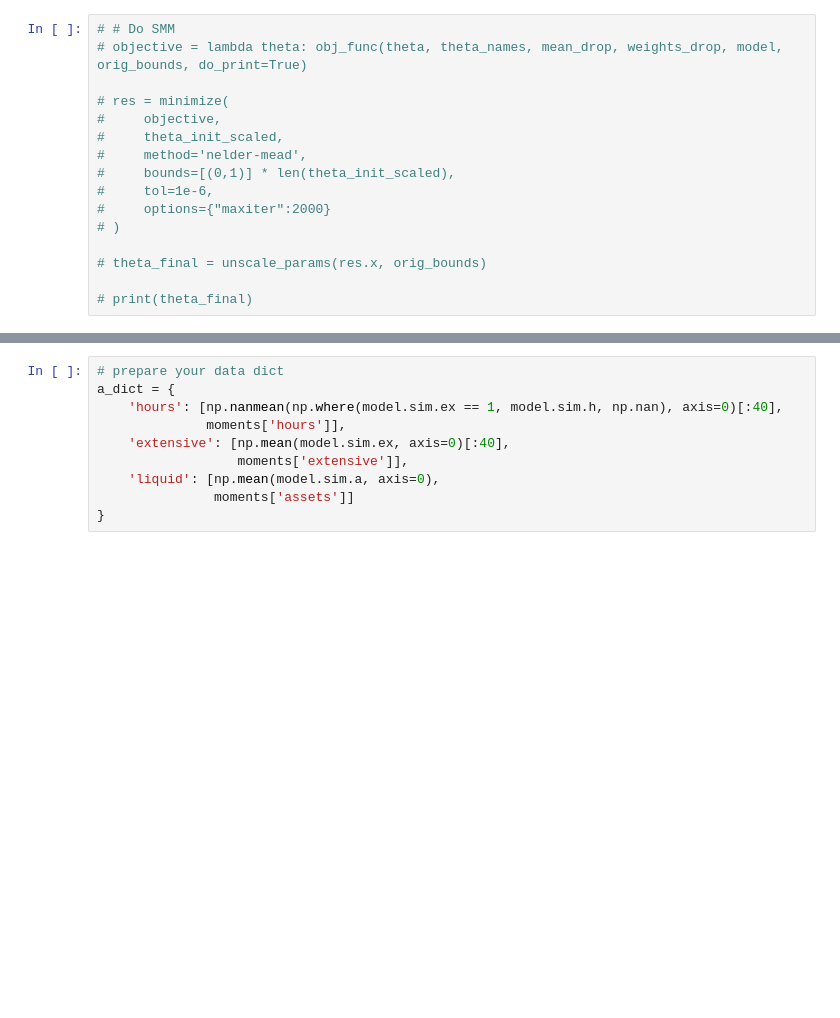
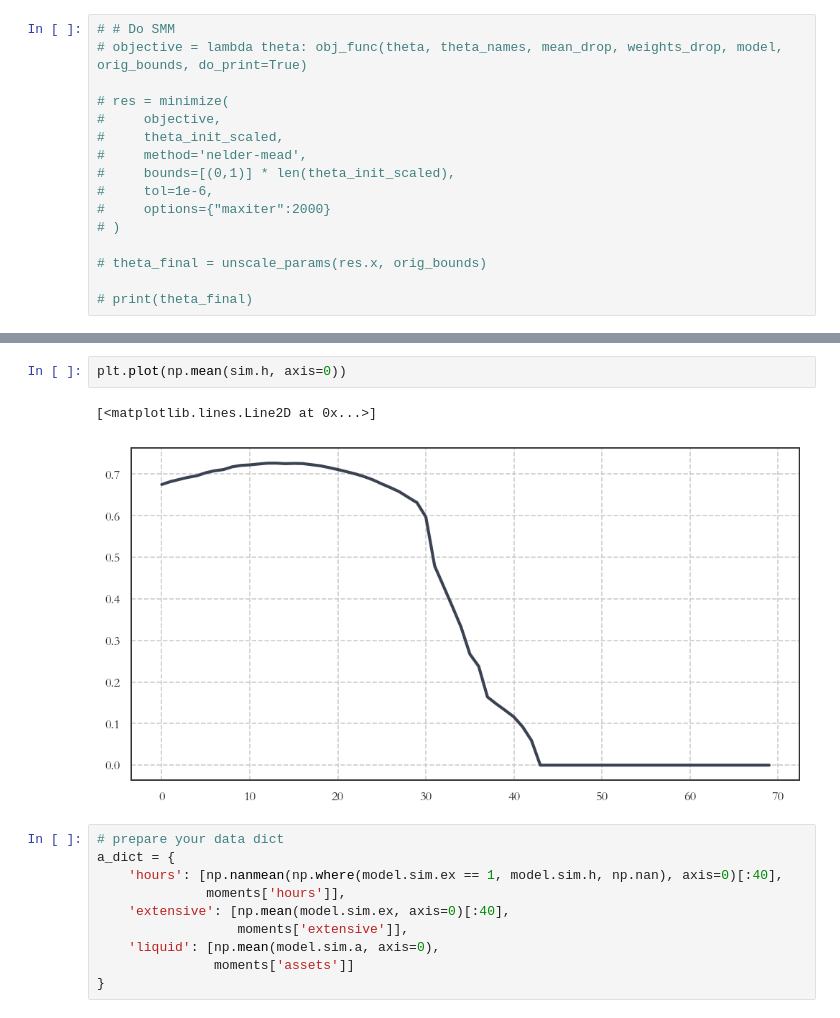
Before and after one commit to math869c/Design_retirement, a Jupyter notebook: estimation.ipynb, the cells around one changed output, grey strips where cells are left out. Saved outputs shown, nothing was run; the diff lists cells and outputs as text; blank space fills up the shorter version.

```diff
--- a/estimation.ipynb
+++ b/estimation.ipynb
@@ -149,3 +170,8 @@ for key, (simulated, empirical) in a_dict.items():
+# %%
+plt.plot(np.mean(sim.h, axis=0))
+# %% [output]
+[<matplotlib.lines.Line2D at 0x...>]
+[figure, added]
 # %%
 # prepare your data dict
 a_dict = {
```
Also changed, not shown: parts of 3 cells of this notebook, 4 other files.
